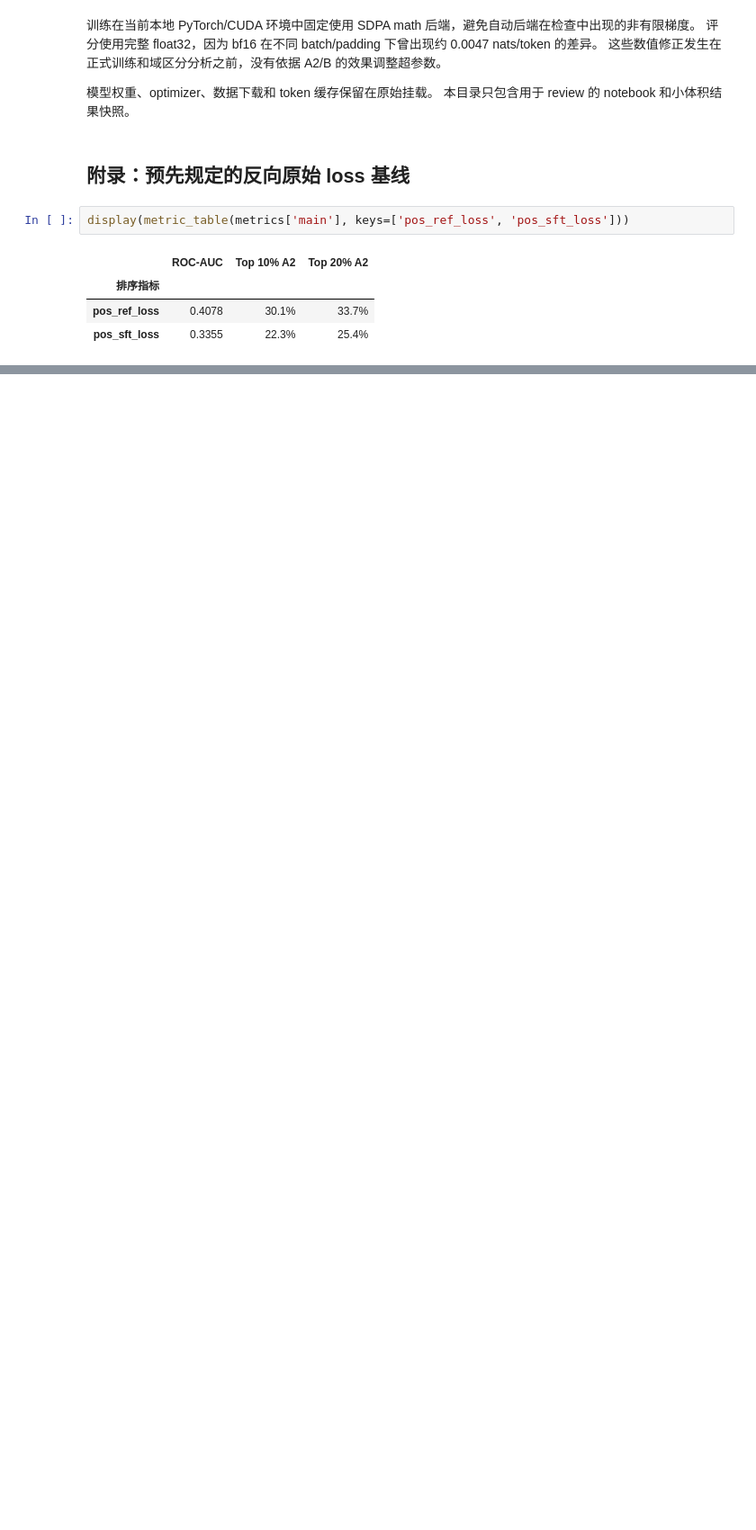
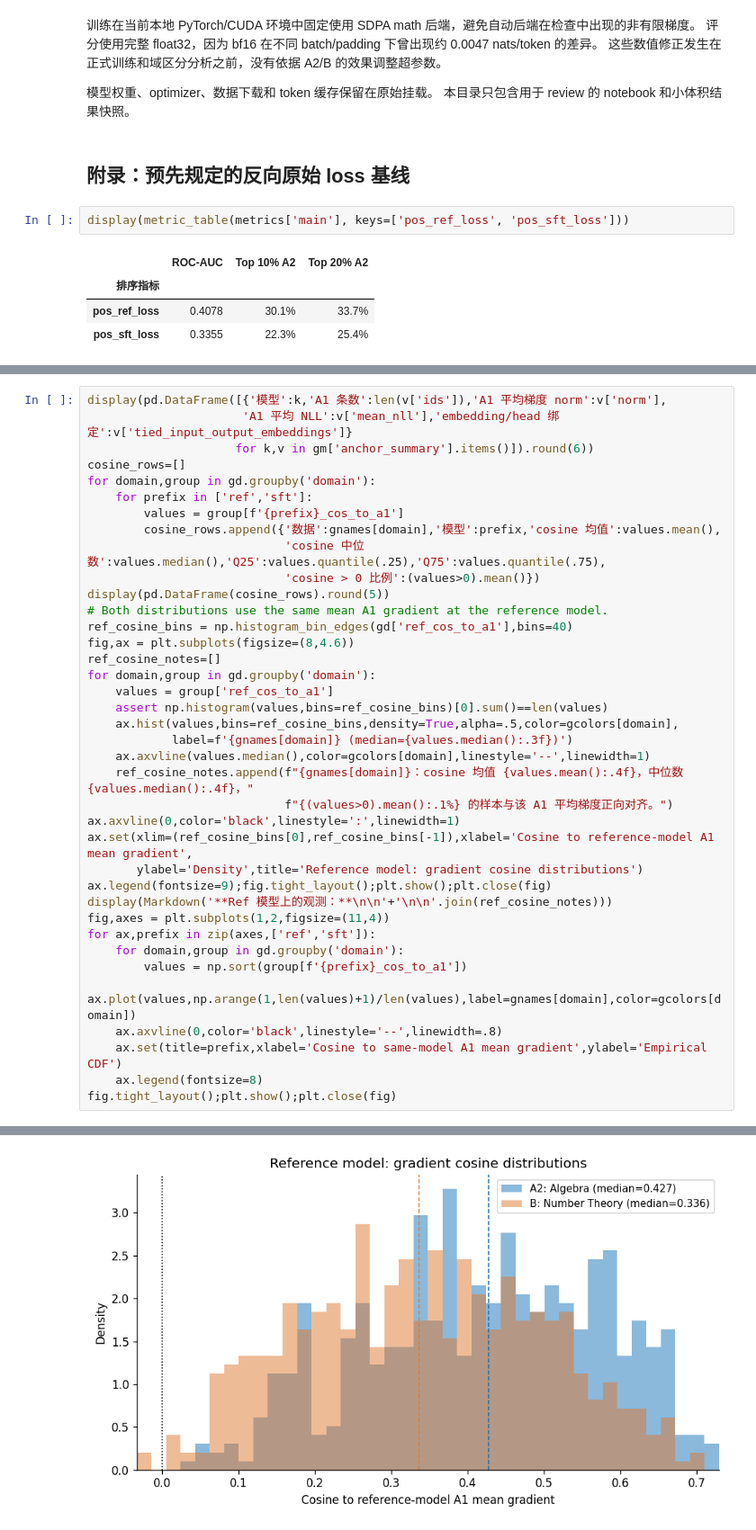
Before and after one commit to hhhjerry58/data-picking, a Jupyter notebook: experiments-analysis/2026-10-21_172347Z_math-algebra-numbertheory-qwen25-1p5b-seed42/analysis.ipynb, the cells around one changed output, grey strips where cells are left out. Shown at 90% size. Cells and saved outputs as stored; diff of their text form; blank space fills up the shorter version.

```diff
--- a/experiments-analysis/2026-10-21_172347Z_math-algebra-numbertheory-qwen25-1p5b-seed42/analysis.ipynb
+++ b/experiments-analysis/2026-10-21_172347Z_math-algebra-numbertheory-qwen25-1p5b-seed42/analysis.ipynb
@@ -460,0 +690,39 @@ display(metric_table(metrics['main'], keys=['pos_ref_loss', 'pos_sft_loss']))
+# %%
+display(pd.DataFrame([{'模型':k,'A1 条数':len(v['ids']),'A1 平均梯度 norm':v['norm'],
+                      'A1 平均 NLL':v['mean_nll'],'embedding/head 绑定':v['tied_input_output_embeddings']}
+                     for k,v in gm['anchor_summary'].items()]).round(6))
+cosine_rows=[]
+for domain,group in gd.groupby('domain'):
+    for prefix in ['ref','sft']:
+        values = group[f'{prefix}_cos_to_a1']
+        cosine_rows.append({'数据':gnames[domain],'模型':prefix,'cosine 均值':values.mean(),
+                            'cosine 中位数':values.median(),'Q25':values.quantile(.25),'Q75':values.quantile(.75),
+                            'cosine > 0 比例':(values>0).mean()})
+display(pd.DataFrame(cosine_rows).round(5))
+# Both distributions use the same mean A1 gradient at the reference model.
+ref_cosine_bins = np.histogram_bin_edges(gd['ref_cos_to_a1'],bins=40)
+fig,ax = plt.subplots(figsize=(8,4.6))
+ref_cosine_notes=[]
+for domain,group in gd.groupby('domain'):
+    values = group['ref_cos_to_a1']
+    assert np.histogram(values,bins=ref_cosine_bins)[0].sum()==len(values)
+    ax.hist(values,bins=ref_cosine_bins,density=True,alpha=.5,color=gcolors[domain],
+            label=f'{gnames[domain]} (median={values.median():.3f})')
+    ax.axvline(values.median(),color=gcolors[domain],linestyle='--',linewidth=1)
+    ref_cosine_notes.append(f"{gnames[domain]}：cosine 均值 {values.mean():.4f}，中位数 {values.median():.4f}，"
+                            f"{(values>0).mean():.1%} 的样本与该 A1 平均梯度正向对齐。")
+ax.axvline(0,color='black',linestyle=':',linewidth=1)
+ax.set(xlim=(ref_cosine_bins[0],ref_cosine_bins[-1]),xlabel='Cosine to reference-model A1 mean gradient',
+       ylabel='Density',title='Reference model: gradient cosine distributions')
+ax.legend(fontsize=9);fig.tight_layout();plt.show();plt.close(fig)
+display(Markdown('**Ref 模型上的观测：**\n\n'+'\n\n'.join(ref_cosine_notes)))
+fig,axes = plt.subplots(1,2,figsize=(11,4))
+for ax,prefix in zip(axes,['ref','sft']):
+    for domain,group in gd.groupby('domain'):
+        values = np.sort(group[f'{prefix}_cos_to_a1'])
+        ax.plot(values,np.arange(1,len(values)+1)/len(values),label=gnames[domain],color=gcolors[domain])
+    ax.axvline(0,color='black',linestyle='--',linewidth=.8)
+    ax.set(title=prefix,xlabel='Cosine to same-model A1 mean gradient',ylabel='Empirical CDF')
+    ax.legend(fontsize=8)
+fig.tight_layout();plt.show();plt.close(fig)
+# %% [output]
@@ -460,0 +737 @@ display(metric_table(metrics['main'], keys=['pos_ref_loss', 'pos_sft_loss']))
+[figure, added]
```
Also changed, not shown: parts of 18 cells of this notebook, 29 other files.
